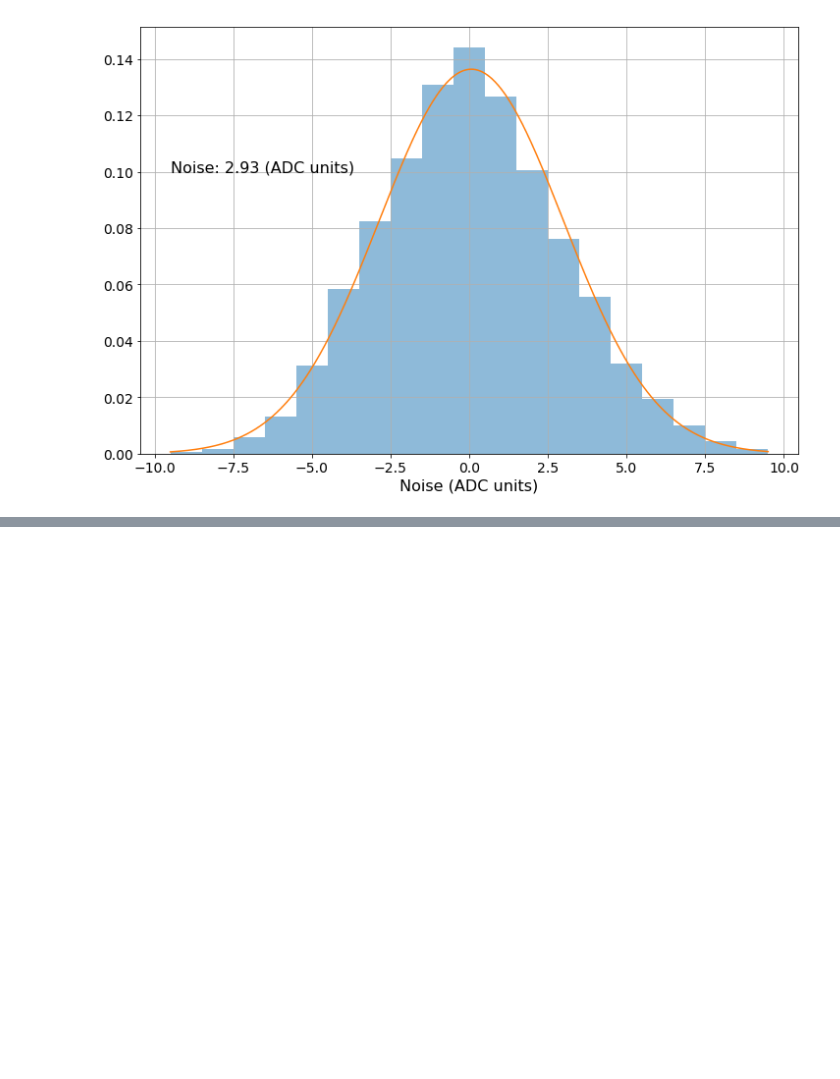
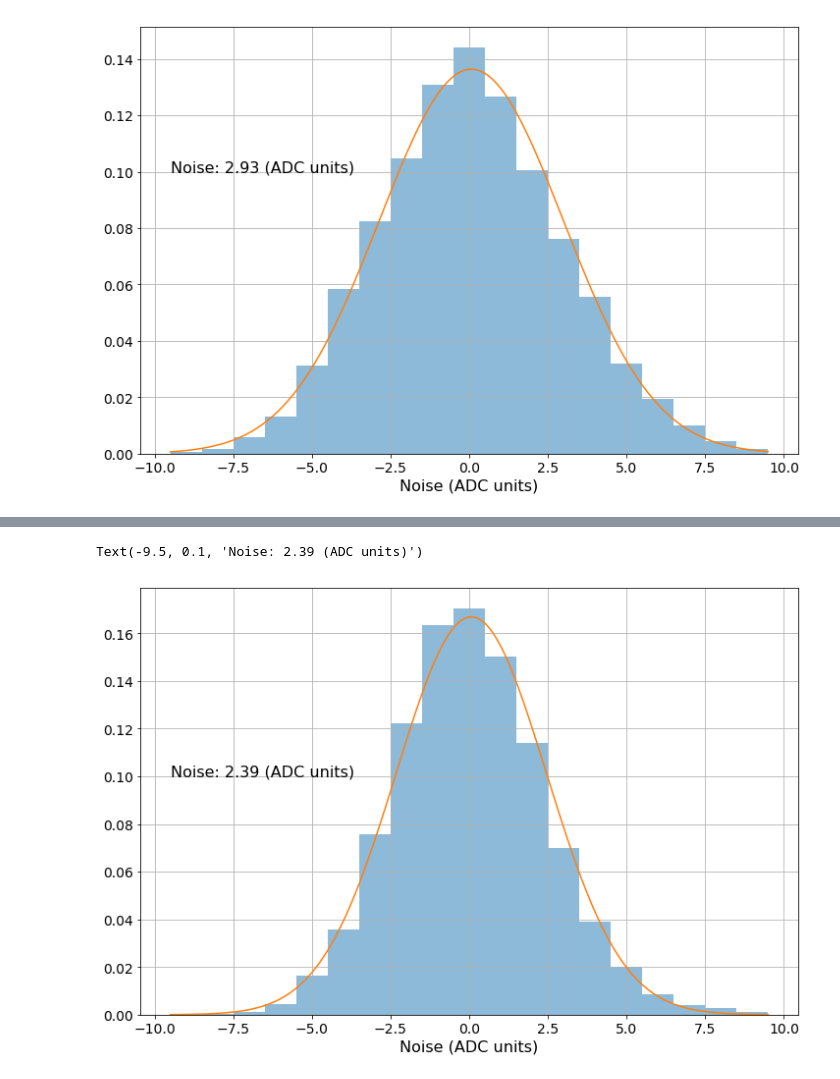
Before and after one commit to philippeller/waveform_analysis, a Jupyter notebook: example.ipynb, the cells around one changed output, grey strips where cells are left out. Saved outputs shown, nothing was run; the diff lists cells and outputs as text; code cells hidden in the pictures; blank space fills up the shorter version.

```diff
--- a/example.ipynb
+++ b/example.ipynb
@@ -102,0 +138,8 @@ plt.savefig('fft.png')
+# %%
+cleaned_noise.hist(bins=bins, density=True, alpha=0.5)
+plt.plot(x, stats.norm.pdf(x, loc=cleaned_noise.mean(), scale=cleaned_noise.std()))
+plt.gca().set_xlabel('Noise (ADC units)')
+plt.gca().text(x=bins[0], y = 0.1, s='Noise: %.2f (ADC units)'%cleaned_noise.std(), fontsize=16)
+# %% [output]
+Text(-9.5, 0.1, 'Noise: 2.39 (ADC units)')
+[figure, added]
```
Also changed, not shown: parts of 9 cells of this notebook.
